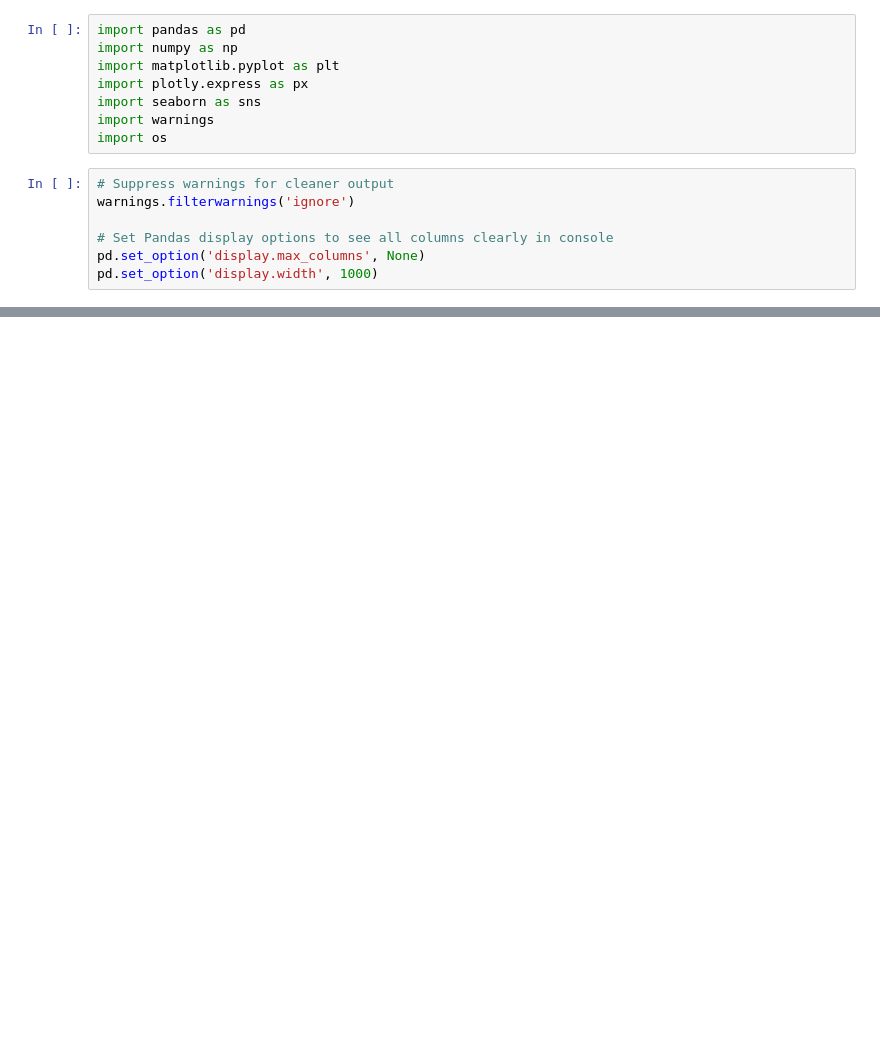
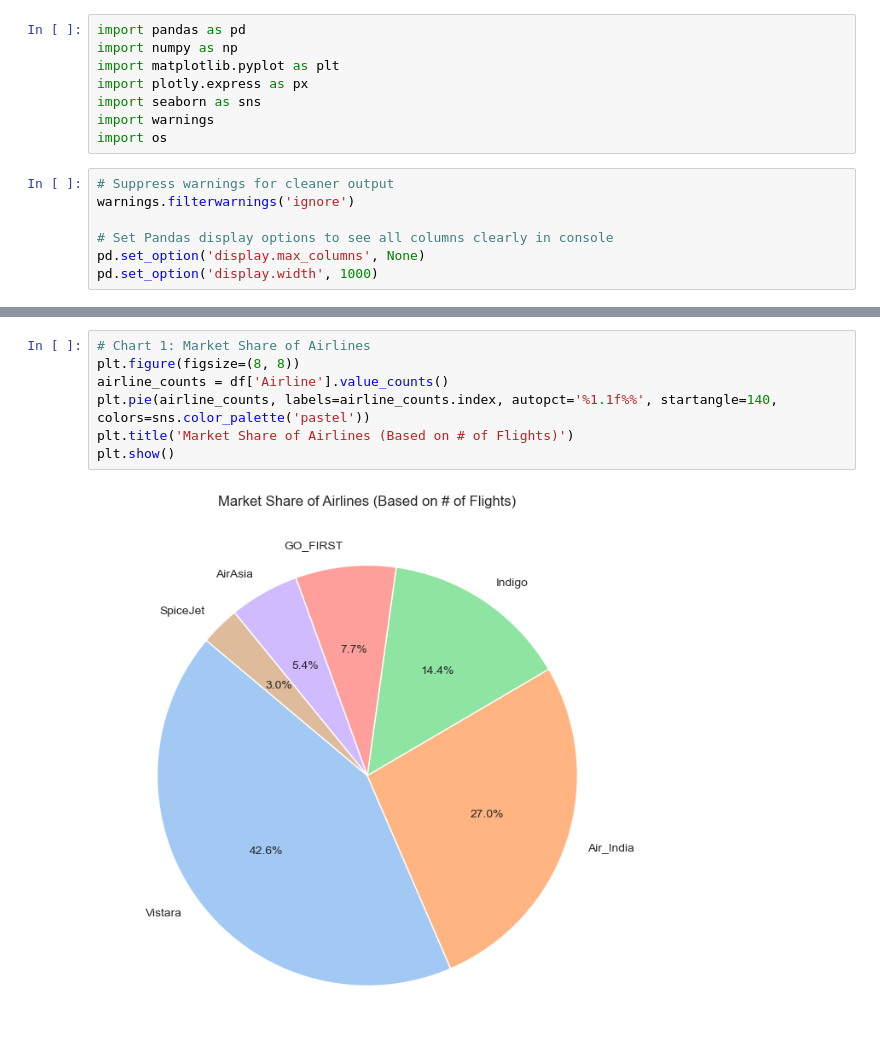
Before and after one commit to BrandonTang95/Flight-Price-Prediction-Project, a Jupyter notebook: EDA.ipynb, the cells around one changed output, grey strips where cells are left out. Drawn from its saved outputs; the diff is of its cells as text; blank space fills up the shorter version.

```diff
--- a/EDA.ipynb
+++ b/EDA.ipynb
@@ -52,0 +61,9 @@ plt.show()
+# %%
+# Chart 1: Market Share of Airlines
+plt.figure(figsize=(8, 8))
+airline_counts = df['Airline'].value_counts()
+plt.pie(airline_counts, labels=airline_counts.index, autopct='%1.1f%%', startangle=140, colors=sns.color_palette('pastel'))
+plt.title('Market Share of Airlines (Based on # of Flights)')
+plt.show()
+# %% [output]
+[figure, added]
```
Also changed, not shown: parts of 14 cells of this notebook, 2 other files.
